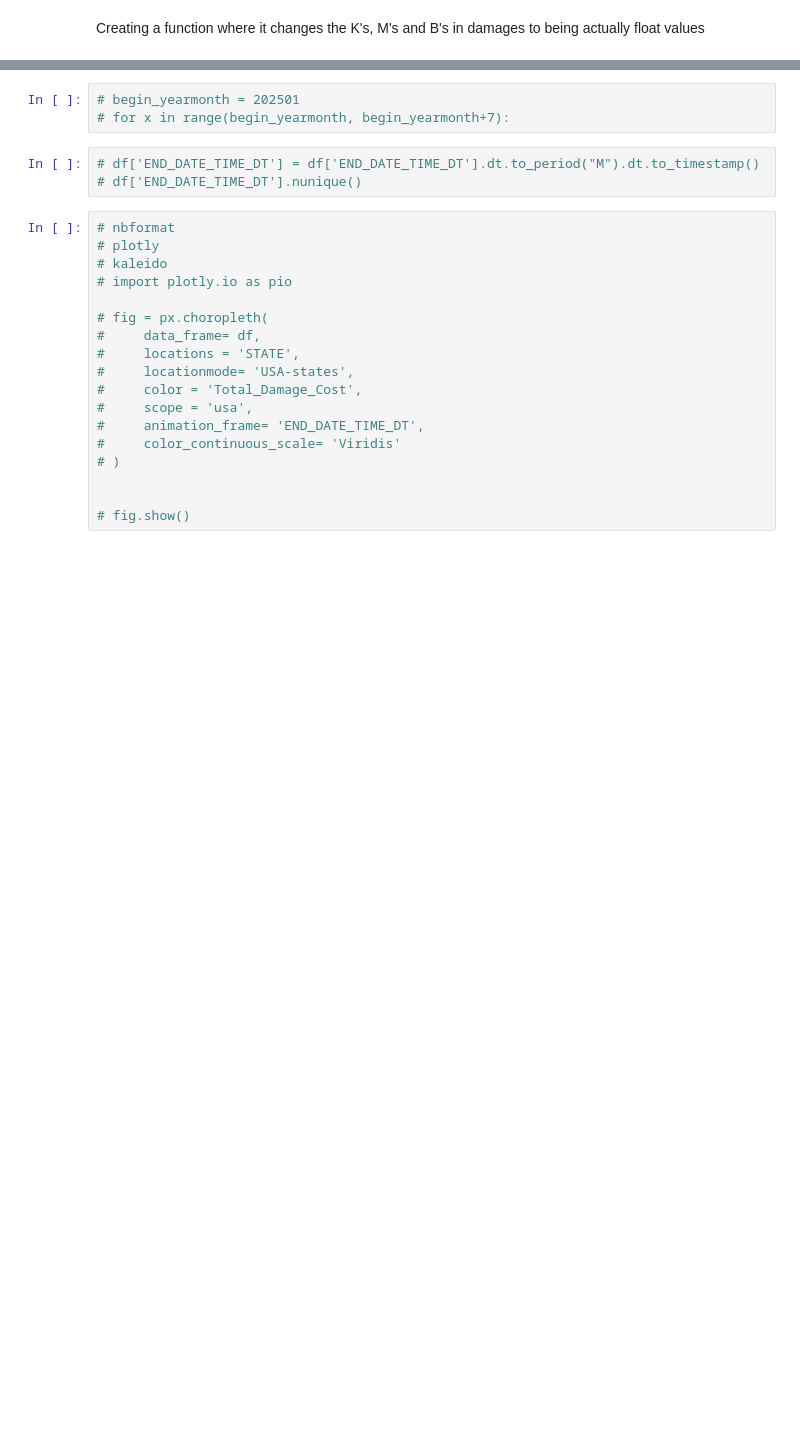
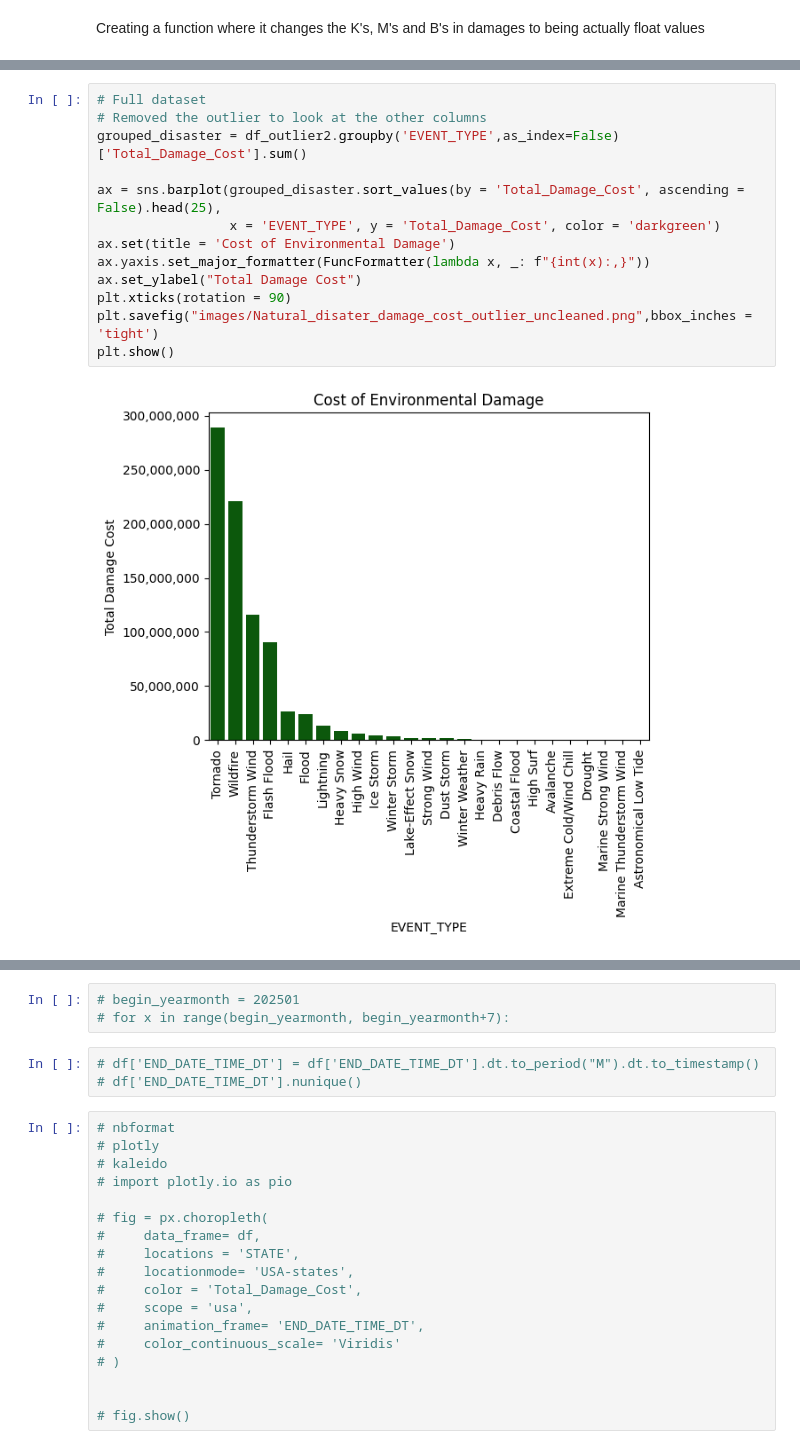
Before and after one commit to 110325-Data-Foundations/Group2FinalProject, a Jupyter notebook: subre_files.ipynb, the cells around one changed output, grey strips where cells are left out. Saved outputs shown, nothing was run; the diff lists cells and outputs as text; blank space fills up the shorter version.

```diff
--- a/subre_files.ipynb
+++ b/subre_files.ipynb
@@ -158,3 +217,18 @@ plt.savefig("images/top_5_damage_cost_outlier_uncleaned.png",bbox_inches = 'tigh
 plt.show()
 # %% [output]
 [figure]
+# %%
+# Full dataset
+# Removed the outlier to look at the other columns
+grouped_disaster = df_outlier2.groupby('EVENT_TYPE',as_index=False)['Total_Damage_Cost'].sum()
+
+ax = sns.barplot(grouped_disaster.sort_values(by = 'Total_Damage_Cost', ascending = False).head(25),
+                 x = 'EVENT_TYPE', y = 'Total_Damage_Cost', color = 'darkgreen')
+ax.set(title = 'Cost of Environmental Damage')
+ax.yaxis.set_major_formatter(FuncFormatter(lambda x, _: f"{int(x):,}"))
+ax.set_ylabel("Total Damage Cost")
+plt.xticks(rotation = 90)
+plt.savefig("images/Natural_disater_damage_cost_outlier_uncleaned.png",bbox_inches = 'tight')
+plt.show()
+# %% [output]
+[figure, added]
```
Also changed, not shown: parts of 30 cells of this notebook, 1 other file.
